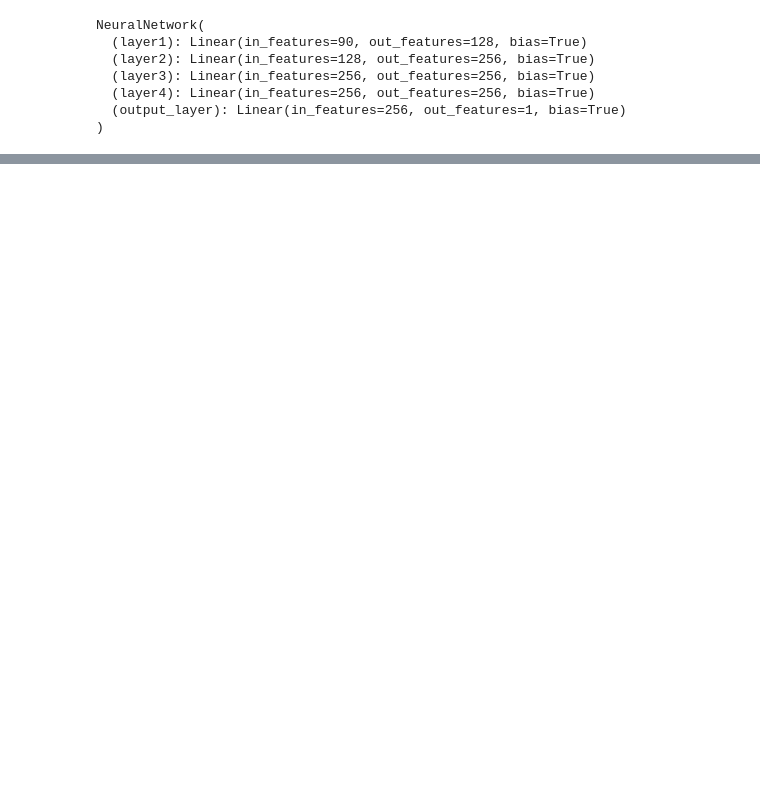
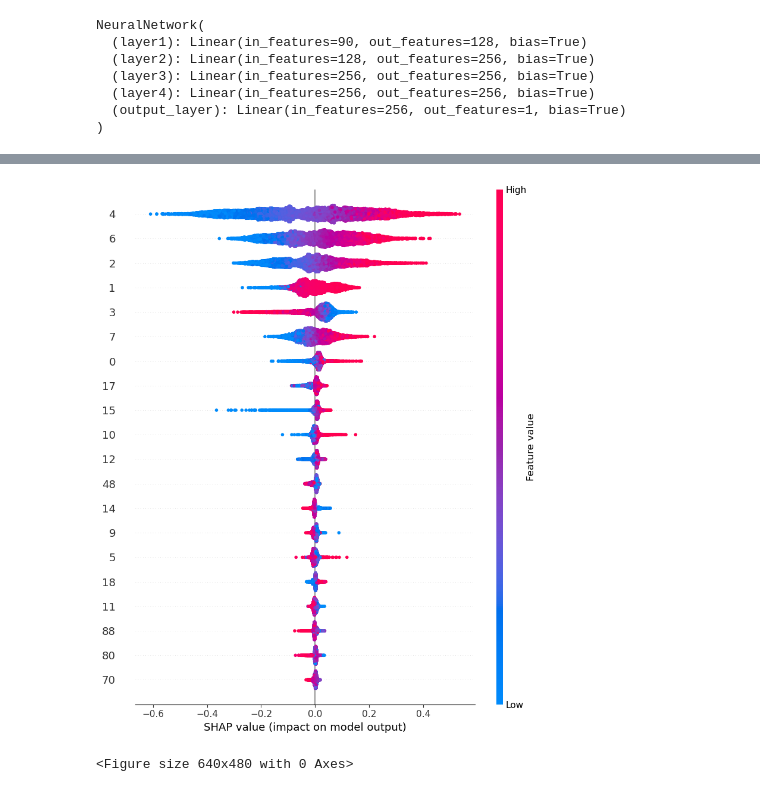
Before and after one commit to MAST30034-AppliedDataScience/project-2-group-real-estate-industry-project-25, a Jupyter notebook: notebooks/7_ModelBuilding.ipynb, the cells around one changed output, grey strips where cells are left out. Drawn from its saved outputs; the diff is of its cells as text; code cells hidden in the pictures; blank space fills up the shorter version.

```diff
--- a/notebooks/7_ModelBuilding.ipynb
+++ b/notebooks/7_ModelBuilding.ipynb
@@ -460,0 +591,15 @@ shap.summary_plot(shap_values, X_train)
+# %%
+# Initialize the SHAP explainer using an XGBoost model trained on the training data
+explainer = shap.Explainer(XGBRegressor().fit(X_train, y_train), X_train)
+
+# Compute SHAP values for the training dataset
+shap_values = explainer(X_train)
+
+# Generate the SHAP summary plot, which shows the impact of each feature on the model's output
+summary_plots = shap.summary_plot(shap_values, X_train)
+
+plt.savefig("../plots/SHAPplots.png")
+plt.show()
+# %% [output]
+[figure, added]
+<Figure size 640x480 with 0 Axes>
```
Also changed, not shown: parts of 26 cells of this notebook, 34 other files.
